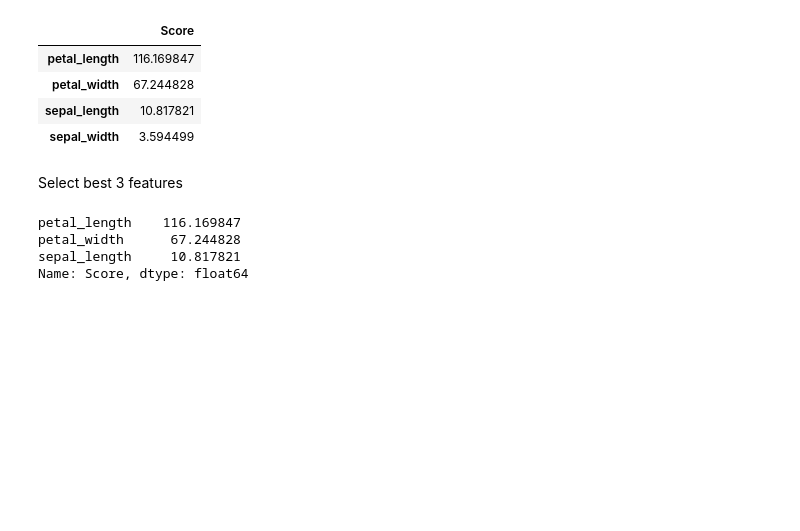
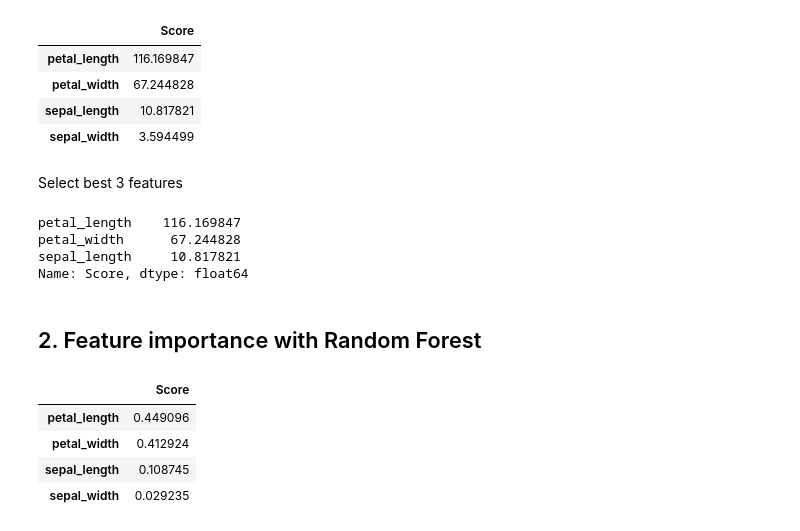
Before and after one commit to SammyOngaya/data2ml, a Jupyter notebook: feature-engineering.ipynb, the cells around one changed output. Drawn from its saved outputs; the diff is of its cells as text; code cells hidden in the pictures; blank space fills up the shorter version.

```diff
--- a/feature-engineering.ipynb
+++ b/feature-engineering.ipynb
@@ -494,3 +494,5 @@ petal_length    116.169847
 petal_width      67.244828
 sepal_length     10.817821
 Name: Score, dtype: float64
+# %% [markdown]
+## 2. Feature importance with Random Forest
@@ -496,0 +501,12 @@ Name: Score, dtype: float64
+# %%
+rf_clf=RandomForestClassifier(n_estimators=100)
+rf_clf.fit(X_scaled,y) # train the model
+
+feature_imp = pd.DataFrame(rf_clf.feature_importances_,columns=['Score'],index=features.columns).sort_values(by='Score',ascending=False)
+feature_imp
+# %% [output]
+|  | Score |
+| petal_length | 0.449096 |
+| petal_width | 0.412924 |
+| sepal_length | 0.108745 |
+| sepal_width | 0.029235 |
```
Also changed, not shown: parts of 37 cells of this notebook.
